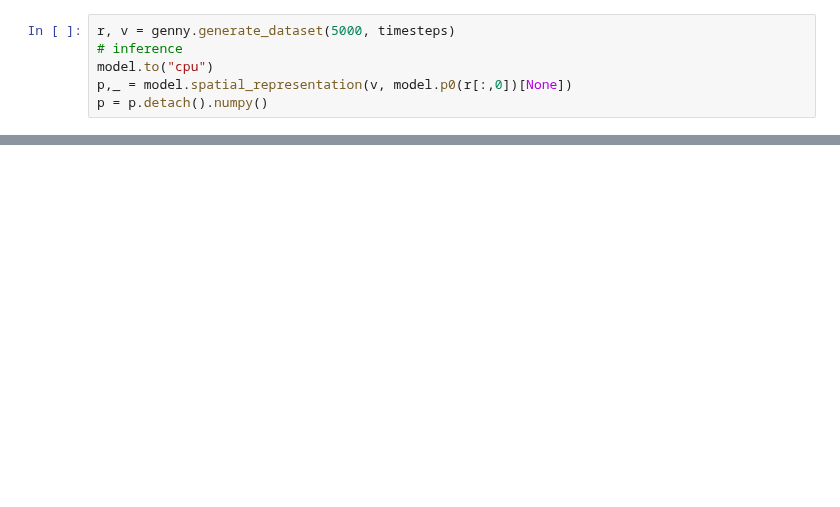
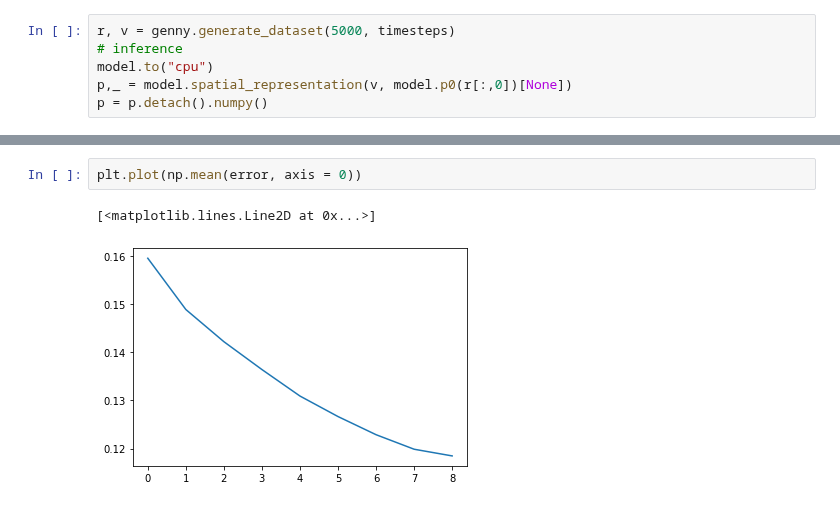
Before and after one commit to bioAI-Oslo/ConjunctiveRepresentations, a Jupyter notebook: short_trajectory_RNN.ipynb, the cells around one changed output, grey strips where cells are left out. Saved outputs shown, nothing was run; the diff lists cells and outputs as text; blank space fills up the shorter version.

```diff
--- a/short_trajectory_RNN.ipynb
+++ b/short_trajectory_RNN.ipynb
@@ -148,0 +256,5 @@ for i in range(n_show**2):
+# %%
+plt.plot(np.mean(error, axis = 0))
+# %% [output]
+[<matplotlib.lines.Line2D at 0x...>]
+[figure, added]
```
Also changed, not shown: parts of 24 cells of this notebook, 1 other file.
